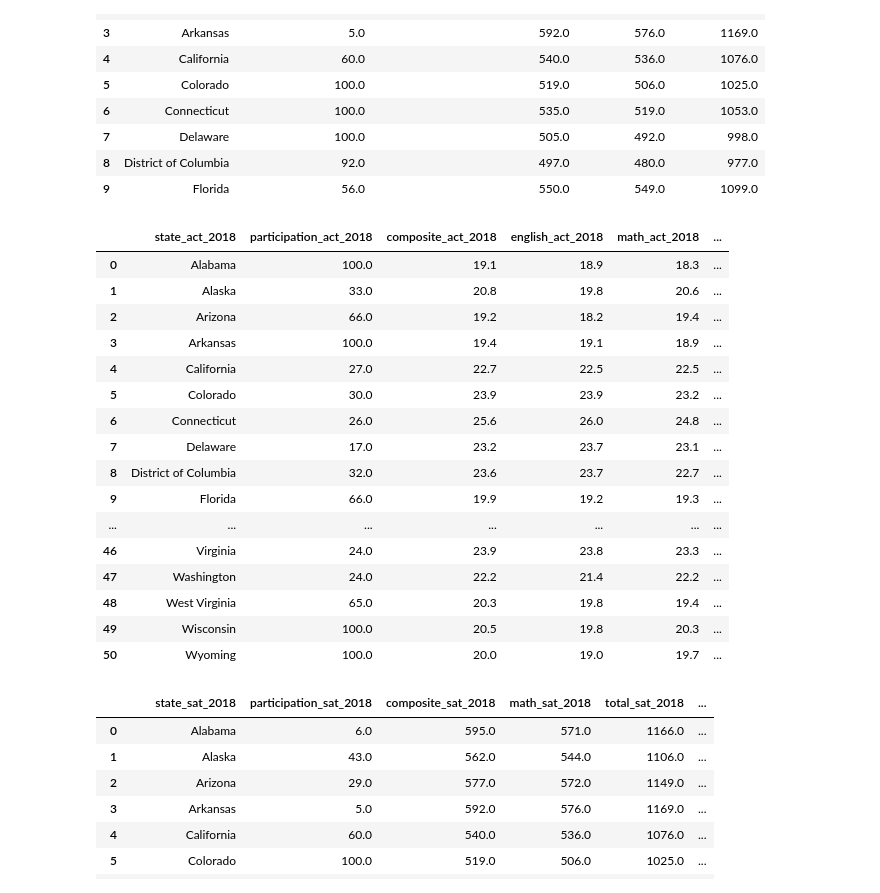
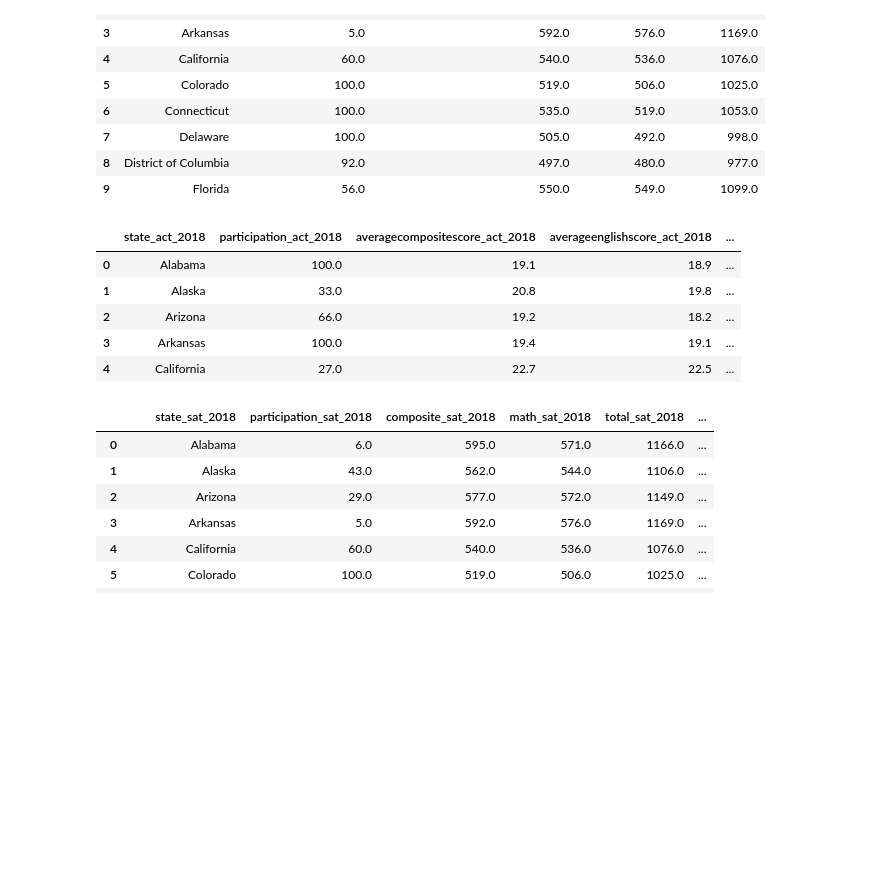
Before and after one commit to jonvadergoat/dsiprojects, a Jupyter notebook: project_1/code/starter-code_updated.ipynb, the cells around one changed output. Cells and saved outputs as stored; diff of their text form; code cells hidden in the pictures; blank space fills up the shorter version.

```diff
--- a/project_1/code/starter-code_updated.ipynb
+++ b/project_1/code/starter-code_updated.ipynb
@@ -748,25 +781,14 @@ sat_2017.rename(columns={
     'evidence-based_reading_and_writing_sat_2017' :'composite_sat_2017',
 },inplace= True)
 # %%
-act_2018
+act_2018.head(5)
 # %% [output]
-|  | state_act_2018 | participation_act_2018 | composite_act_2018 | english_act_2018 | math_act_2018 | ... |
-| 0 | Alabama | 100.0 | 19.1 | 18.9 | 18.3 | ... |
-| 1 | Alaska | 33.0 | 20.8 | 19.8 | 20.6 | ... |
-| 2 | Arizona | 66.0 | 19.2 | 18.2 | 19.4 | ... |
-| 3 | Arkansas | 100.0 | 19.4 | 19.1 | 18.9 | ... |
-| 4 | California | 27.0 | 22.7 | 22.5 | 22.5 | ... |
-| 5 | Colorado | 30.0 | 23.9 | 23.9 | 23.2 | ... |
-| 6 | Connecticut | 26.0 | 25.6 | 26.0 | 24.8 | ... |
-| 7 | Delaware | 17.0 | 23.2 | 23.7 | 23.1 | ... |
-| 8 | District of Columbia | 32.0 | 23.6 | 23.7 | 22.7 | ... |
-| 9 | Florida | 66.0 | 19.9 | 19.2 | 19.3 | ... |
-| ... | ... | ... | ... | ... | ... | ... |
-| 46 | Virginia | 24.0 | 23.9 | 23.8 | 23.3 | ... |
-| 47 | Washington | 24.0 | 22.2 | 21.4 | 22.2 | ... |
-| 48 | West Virginia | 65.0 | 20.3 | 19.8 | 19.4 | ... |
-| 49 | Wisconsin | 100.0 | 20.5 | 19.8 | 20.3 | ... |
-| 50 | Wyoming | 100.0 | 20.0 | 19.0 | 19.7 | ... |
+|  | state_act_2018 | participation_act_2018 | averagecompositescore_act_2018 | averageenglishscore_act_2018 | ... |
+| 0 | Alabama | 100.0 | 19.1 | 18.9 | ... |
+| 1 | Alaska | 33.0 | 20.8 | 19.8 | ... |
+| 2 | Arizona | 66.0 | 19.2 | 18.2 | ... |
+| 3 | Arkansas | 100.0 | 19.4 | 19.1 | ... |
+| 4 | California | 27.0 | 22.7 | 22.5 | ... |
 # %%
 #merging act and sat2018 dataframes
 combined_2018 = pd.merge(sat_2018,act_2018, left_on= 'state_sat_2018', right_on ='state_act_2018', how ='outer')
```
Also changed, not shown: parts of 112 cells of this notebook, 2 other files.
